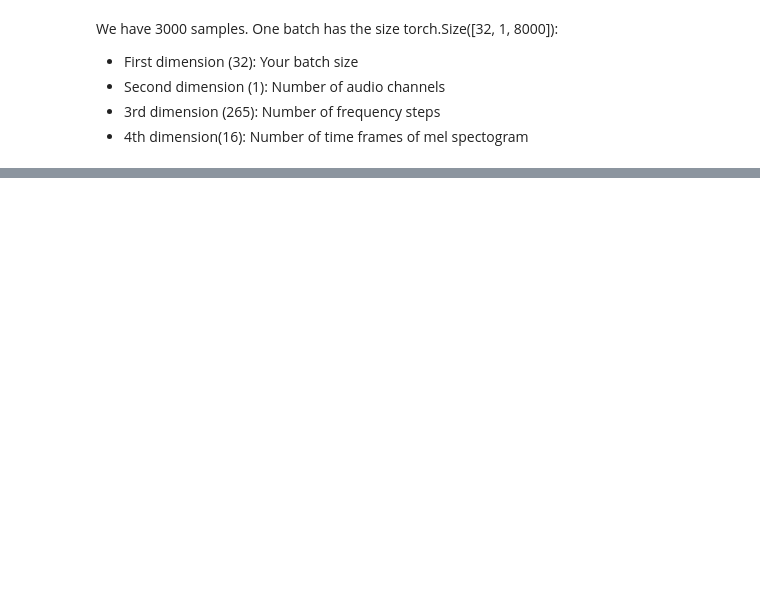
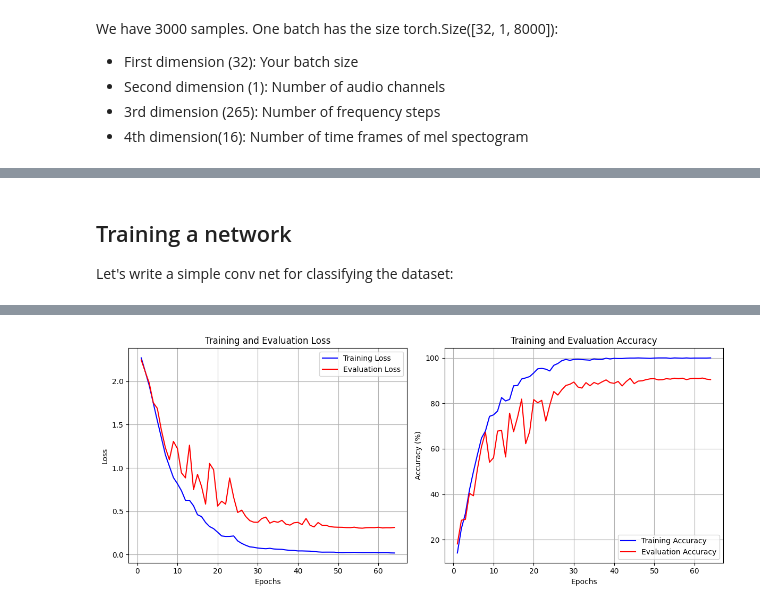
Before and after one commit to sebastianbachmaier/kaggle-notebooks, a Jupyter notebook: audio_mnist.ipynb, the cells around one changed output, grey strips where cells are left out. Saved outputs shown, nothing was run; the diff lists cells and outputs as text; code cells hidden in the pictures; blank space fills up the shorter version.

Commit message:
Kaggle Notebook | Audio MNIST | Version 2

```diff
--- a/audio_mnist.ipynb
+++ b/audio_mnist.ipynb
@@ -198,10 +199,11 @@ def get_train_eval_dataloaders(batch_size=32, train_ratio=0.8, num_workers=4):
 
     # Define transforms
     # First, we'll analyze a few files to determine a good fixed length
-    sample_rate = 8000  # Assuming 1-second clips at 8kHz, adjust as needed
+    sample_rate = 8000  # Sample rate
+    max_length_in_s = 0.5
     transforms = Compose([
-        AudioAugmentation(),  # Add augmentation first
-        FixAudioLength(max_length=sample_rate),
+        # AudioAugmentation(),  # Add augmentation first
+        FixAudioLength(max_length=int(sample_rate * max_length_in_s)),
         ImprovedMelSpectrogram(sample_rate=sample_rate, n_mels=256)
     ])
 
@@ -238,7 +240,7 @@ def get_train_eval_dataloaders(batch_size=32, train_ratio=0.8, num_workers=4):
 We can check the dataloader now.
 Let's use batches of size 32.
 # %%
-train_loader, eval_loader = get_train_eval_dataloaders(batch_size=32)
+train_loader, eval_loader = get_train_eval_dataloaders(batch_size=32, train_ratio=0.5)
 
 # Print dataset info
 print(f"Training samples: {len(train_loader.dataset)}")
@@ -297,3 +280,8 @@ Let's write a simple conv net for classifying the dataset:
+# %% [markdown]
+## Training a network
+
+
+Let's write a simple conv net for classifying the dataset:
 # %%
 class ImprovedAudioCNN(nn.Module):
     def __init__(self, num_classes=10):
@@ -506,7 +494,7 @@ device = torch.device("cuda" if torch.cuda.is_available() else "cpu")
 print(f"Using device: {device}")
 
 # Create dataloaders
-train_loader, eval_loader = get_train_eval_dataloaders(batch_size=16)
+train_loader, eval_loader = get_train_eval_dataloaders(batch_size=128, train_ratio=0.5)
 
 # Create model
 model = ImprovedAudioCNN(num_classes=10).to(device)  # 10 classes for digits 0-9
@@ -514,10 +502,10 @@ model = ImprovedAudioCNN(num_classes=10).to(device)  # 10 classes for digits 0-9
 # Define loss function and optimizer
 criterion = nn.CrossEntropyLoss()
 # Modify optimizer to include weight decay for regularization
-optimizer = optim.Adam(model.parameters(), lr=0.001, weight_decay=1e-5)
+optimizer = optim.Adam(model.parameters(), lr=0.00025, weight_decay=1e-5)
 
 # Train for more epochs
-metrics = train_with_lr_scheduler(model, train_loader, eval_loader, criterion, optimizer, device, epochs=15)
+metrics = train_with_lr_scheduler(model, train_loader, eval_loader, criterion, optimizer, device, epochs=64)
 
 # Plot the metrics
 plot_training_metrics(metrics)
@@ -544,0 +533 @@ Eval Loss: 3.9130, Eval Acc: 12.17%
+[figure, added]
```
Also changed, not shown: parts of 6 cells of this notebook.
